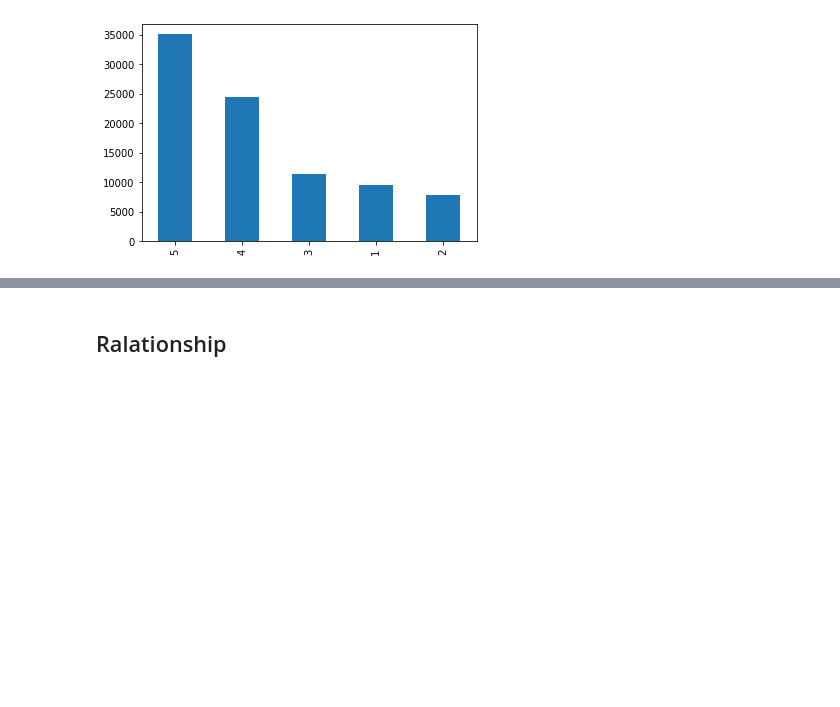
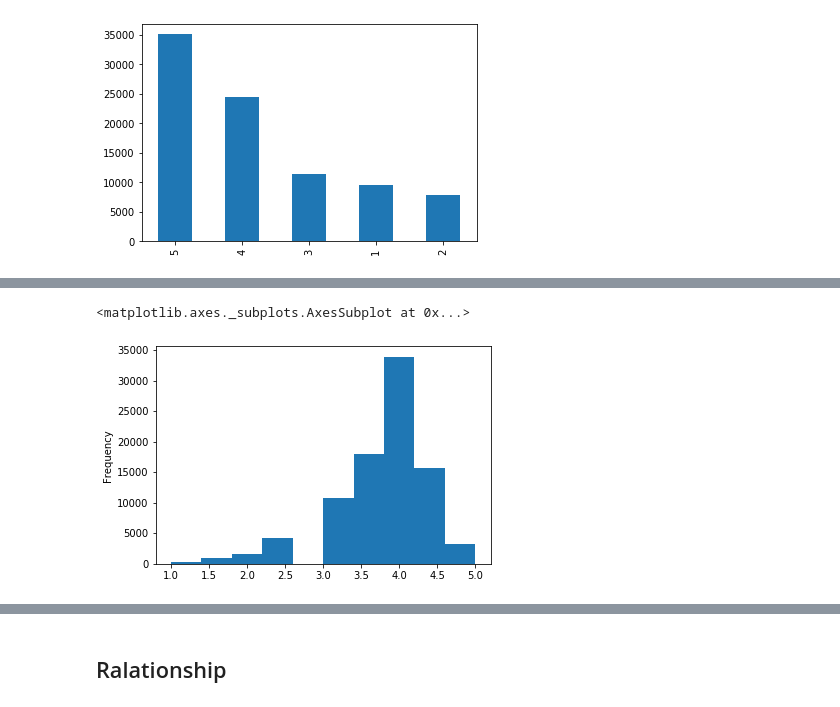
Before and after one commit to pe44enka/Yelp, a Jupyter notebook: DA_Project.ipynb, the cells around one changed output, grey strips where cells are left out. Cells and saved outputs as stored; diff of their text form; code cells hidden in the pictures; blank space fills up the shorter version.

```diff
--- a/DA_Project.ipynb
+++ b/DA_Project.ipynb
@@ -1369,0 +1466,5 @@ rdf.stars.value_counts().plot.bar()
+# %%
+rdf.company_star.plot.hist()
+# %% [output]
+<matplotlib.axes._subplots.AxesSubplot at 0x...>
+[figure, added]
```
Also changed, not shown: parts of 132 cells of this notebook.
